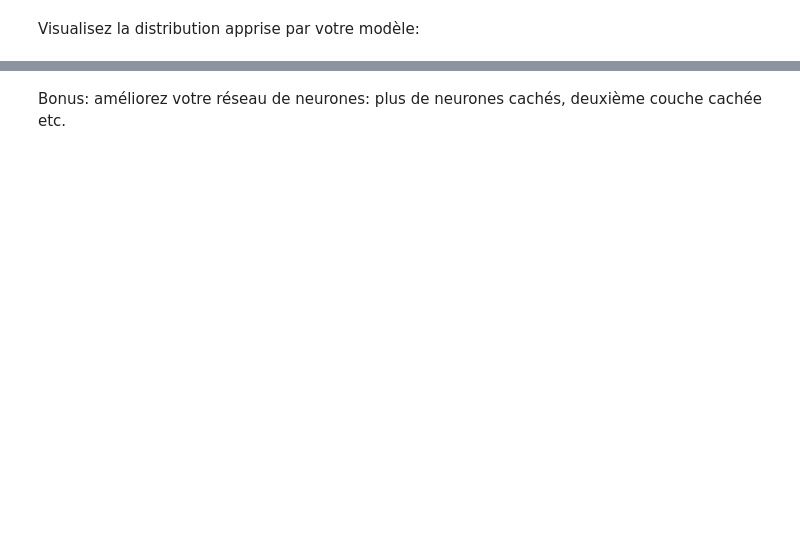
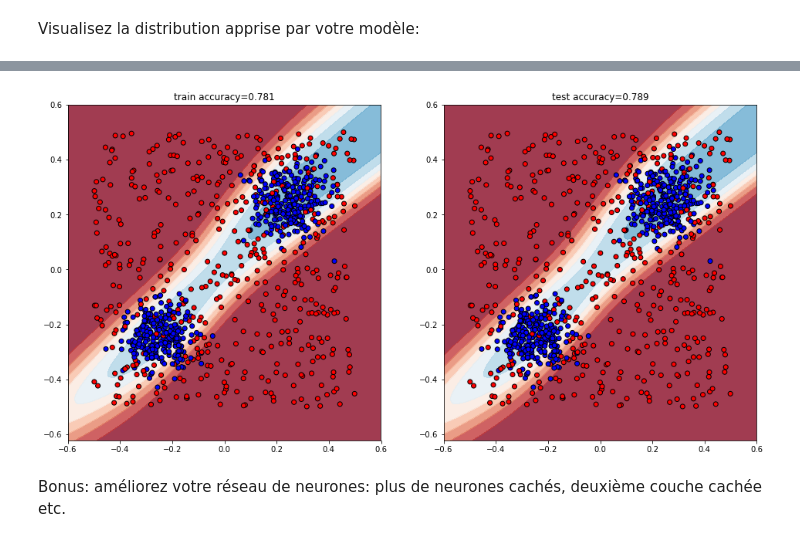
Before and after one commit to Alsaxian/PGM, a Jupyter notebook: intro.ipynb, the cells around one changed output, grey strips where cells are left out. Saved outputs shown, nothing was run; the diff lists cells and outputs as text; code cells hidden in the pictures; blank space fills up the shorter version.

```diff
--- a/intro.ipynb
+++ b/intro.ipynb
@@ -271,18 +369,22 @@ def L(H, Y, eps=1e-08):
     return loss
 
 
-n_epochs = 250
-epoch_n_batches = 100
-train_batch_size = 10
-alpha = 0.1
+n_epochs = 100 ## On entraine 250 fois à titre individuel.
+epoch_n_batches = 10 ## A chaque fois, on fait 100 mini-batch indépendemment les uns
+## les autres. C'est-à-dire possibilité d'effectifs non-équilibrés.
+train_batch_size = 10 ## Chaque mini-batch est composé de 10 individus.
+alpha = 0.02
 alpha
 for i in range(n_epochs):
 
     train_loss = 0.
+    print("\n")
+    print('Begin of epoch {} W={:.03f} b={:.03f} \n'.format(i, W.data[0][0], b.data[0]))
 
     for j in range(epoch_n_batches):
 
         # Prepare next mini-batch
+        ## Echantillonne simplement 10 observations de 100.
         mb_idxs = torch.multinomial(torch.ones(n_train), train_batch_size, replacement=True)
         X_mb = Variable(X_train[mb_idxs])
         Y_mb = Variable(Y_train[mb_idxs])
@@ -294,9 +396,10 @@ for i in range(n_epochs):
 
         # Backward pass
         # print(loss_en_vecteur.data)
-        loss = torch.sum(loss_en_vecteur)
+        loss = torch.sum(loss_en_vecteur) ## ou loss_en_vecteur.sum()
         loss.backward()
 
+        print('Begin of minibatch {} loss={:.03f} W={:.03f} b={:.03f}'.format(j, loss.data[0], W.data[0][0], b.data[0]))
         # Parameter update (gradient descent)
         W.data.sub_(alpha * W.grad.data)
         W.grad.data.zero_()  # must reset to 0 before next pass
@@ -304,13 +407,14 @@ for i in range(n_epochs):
         b.data.sub_(alpha * b.grad.data)
         b.grad.data.zero_()  # must reset to 0 before next pass
 
-        # print('Epoch {} h={:.05f} w={:.05f} b={:.05f}'.format(i+1, h.data[0], w.data[0], b.data[0]))
+        print('End of minibatch {} loss={:.03f} W={:.03f} b={:.03f}'.format(j, loss.data[0], W.data[0][0], b.data[0]))
 
 
         train_loss += loss.data[0]
-
+    # train_loss est après chaque étape la perte moyenne des 100 itérations indépendantes,
+    # sans forcément qu'elle s'améliore de petit à petit comme dans le cas précédent.
     train_loss /= epoch_n_batches
-
+    print('End of epoch {} W={:.03f} b={:.03f}'.format(i, W.data[0][0], b.data[0]))
     # Forward pass
     Y_test_prob = forward(Variable(X_test)).data
     test_loss = L(Y_test_prob, Y_test).mean()
@@ -390,2 +665,6 @@ Ajoutez une couche cachée de taille 10 à votre réseau de neurones, avec la fo
+# %%
+drawPoints()
+# %% [output]
+[figure, added]
 # %% [markdown]
 Bonus: améliorez votre réseau de neurones: plus de neurones cachés, deuxième couche cachée etc.
```
Also changed, not shown: parts of 28 cells of this notebook, 7 other files.
